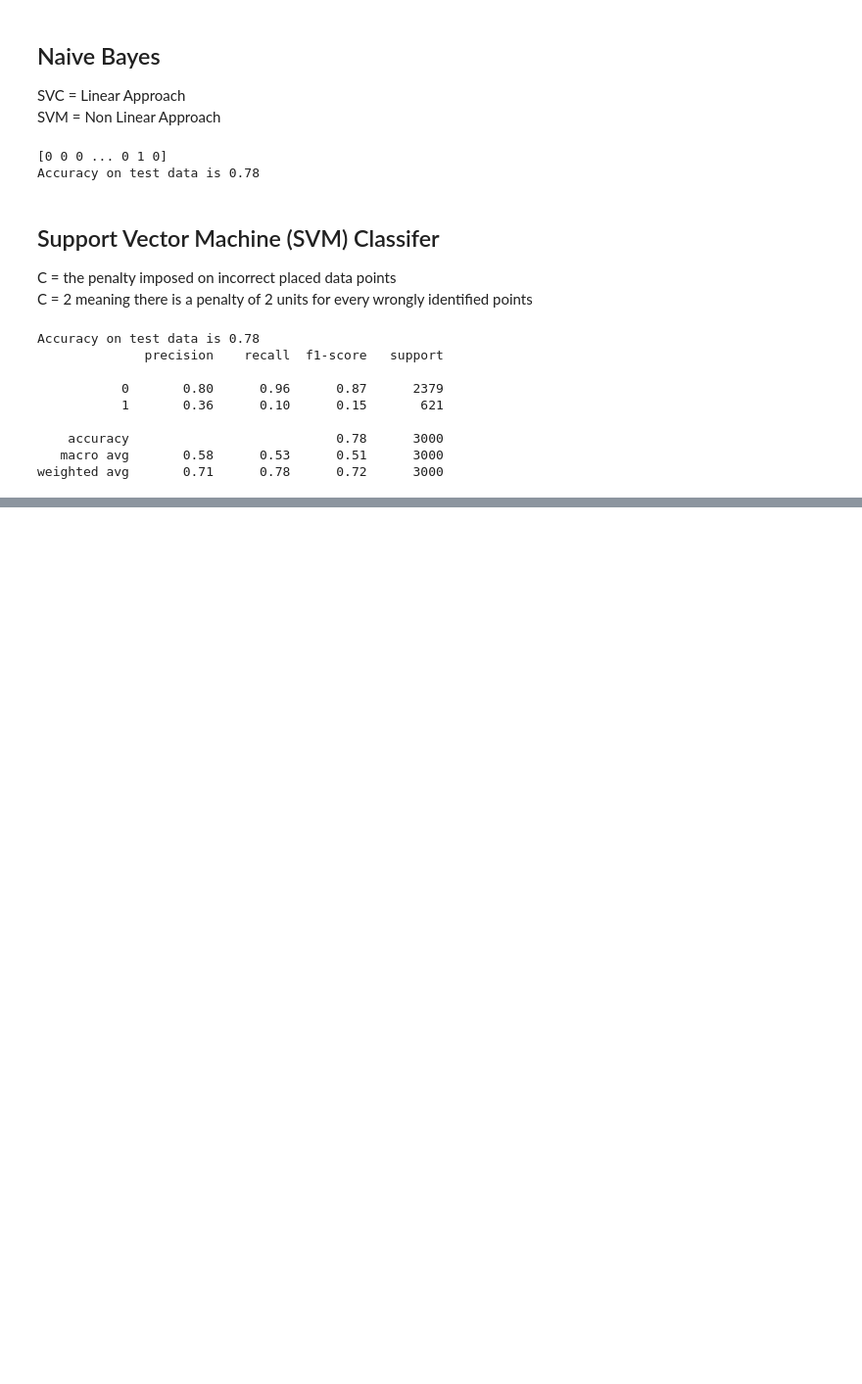
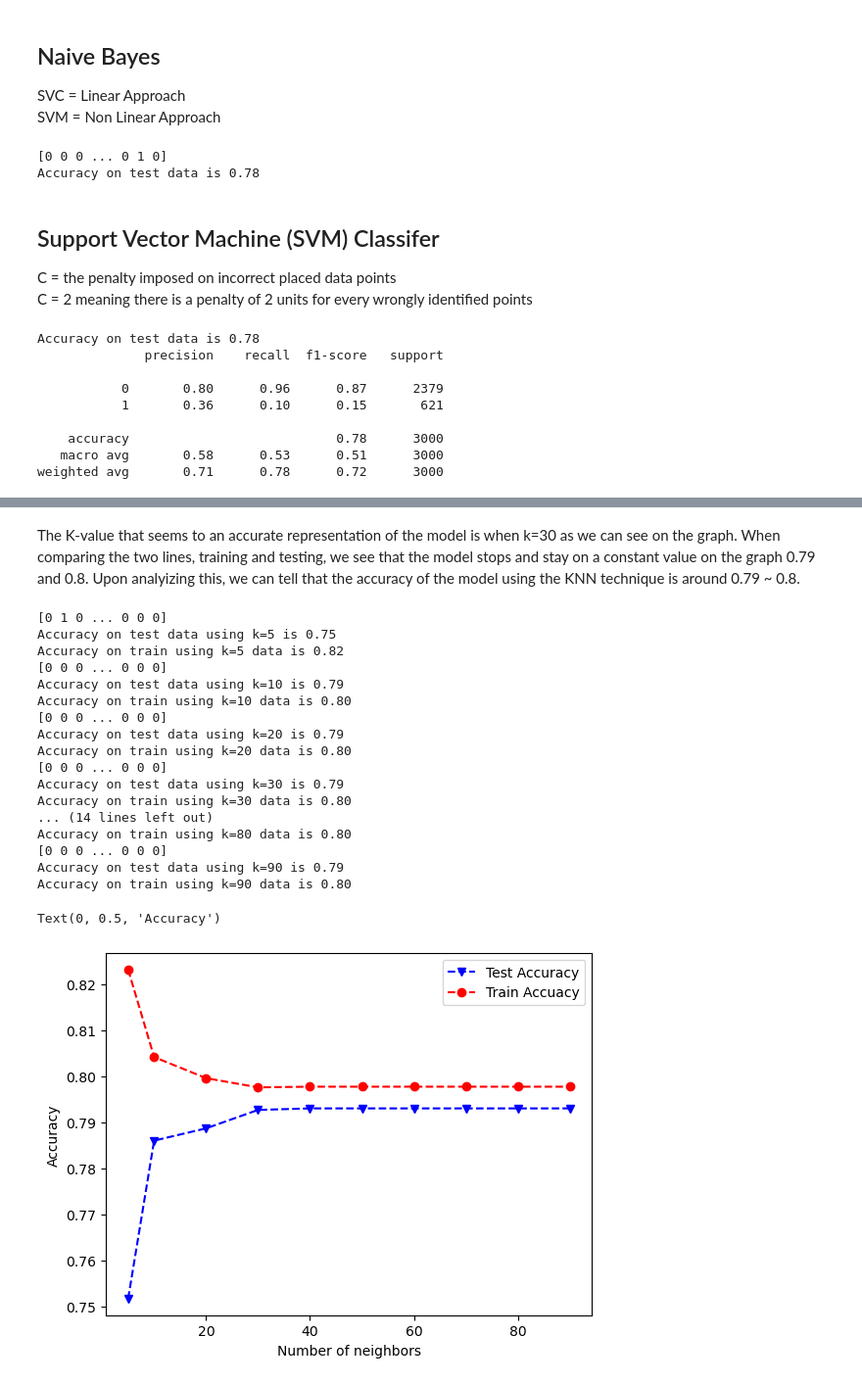
Before and after one commit to OtaSteven/CSC177_Proj, a Jupyter notebook: Classification/classification.ipynb, the cells around one changed output, grey strips where cells are left out. Shown at 98% size. Saved outputs shown, nothing was run; the diff lists cells and outputs as text; code cells hidden in the pictures; blank space fills up the shorter version.

Commit message:
Finished with all the classification techniques

```diff
--- a/Classification/classification.ipynb
+++ b/Classification/classification.ipynb
@@ -248,0 +335,42 @@ weighted avg       0.71      0.78      0.72      3000
+# %% [markdown]
+The K-value that seems to an accurate representation of the model is when k=30 as we can see on the graph. When comparing the two lines, training and testing, we see that the model stops and stay on a constant value on the graph 0.79 and 0.8. Upon analyizing this, we can tell that the accuracy of the model using the KNN technique is around 0.79 ~ 0.8.
+# %%
+numNeighbors = [5, 10, 20, 30, 40, 50, 60, 70, 80, 90]
+testAcc = []
+trainAcc = []
+
+for k in numNeighbors:
+    clf = KNeighborsClassifier(n_neighbors=k, metric='minkowski', p=2)
+    clf.fit(x_train, y_train)
+    knn_pred = clf.predict(x_test)
+    knn_pred_train = clf.predict(x_train)
+    print(knn_pred)
+    testAcc.append(accuracy_score(y_test, knn_pred))
+    trainAcc.append(accuracy_score(y_train,knn_pred_train))
+    print('Accuracy on test data using k=%i is %.2f' % (k, accuracy_score(y_test, knn_pred)))
+    print('Accuracy on train using k=%i data is %.2f' % (k, accuracy_score(y_train, knn_pred_train)))
+
+plt.plot(numNeighbors, testAcc,'bv--',numNeighbors, trainAcc, 'ro--')
+plt.legend(['Test Accuracy','Train Accuacy'])
+plt.xlabel('Number of neighbors')
+plt.ylabel('Accuracy')
+# %% [output]
+[0 1 0 ... 0 0 0]
+Accuracy on test data using k=5 is 0.75
+Accuracy on train using k=5 data is 0.82
+[0 0 0 ... 0 0 0]
+Accuracy on test data using k=10 is 0.79
+Accuracy on train using k=10 data is 0.80
+[0 0 0 ... 0 0 0]
+Accuracy on test data using k=20 is 0.79
+Accuracy on train using k=20 data is 0.80
+[0 0 0 ... 0 0 0]
+Accuracy on test data using k=30 is 0.79
+Accuracy on train using k=30 data is 0.80
+... (14 lines left out)
+Accuracy on train using k=80 data is 0.80
+[0 0 0 ... 0 0 0]
+Accuracy on test data using k=90 is 0.79
+Accuracy on train using k=90 data is 0.80
+Text(0, 0.5, 'Accuracy')
+[figure, added]
```
Also changed, not shown: parts of 14 cells of this notebook.
